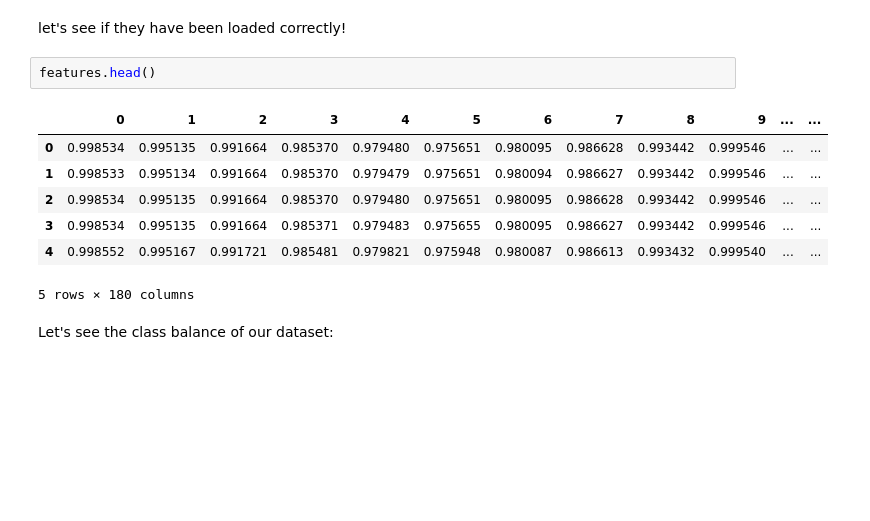
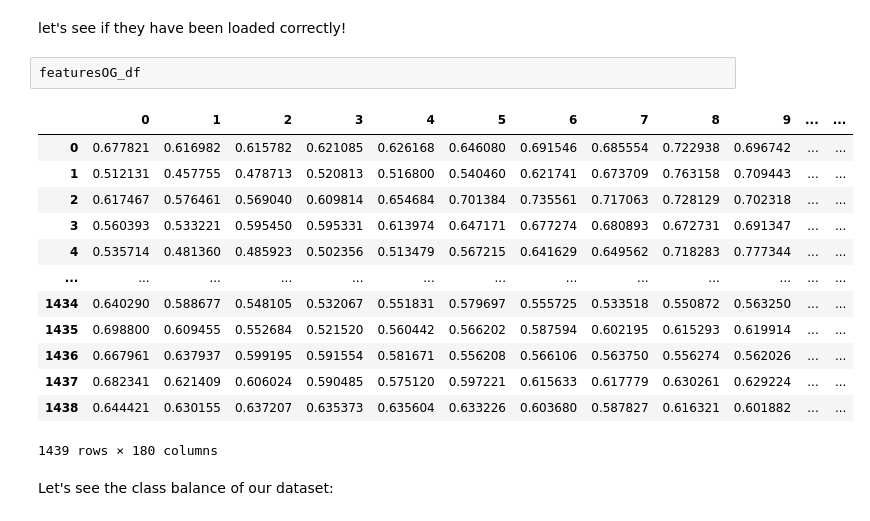
Before and after one commit to jjrbf/Week3-ClassicML, a Jupyter notebook: Week_3_MachineLearning.ipynb, the cells around one changed output. Cells and saved outputs as stored; diff of their text form; blank space fills up the shorter version.

```diff
--- a/Week_3_MachineLearning.ipynb
+++ b/Week_3_MachineLearning.ipynb
@@ -256,16 +261,22 @@ featuresOG_df = pd.DataFrame(featuresOG)
 emotionsOG_df = pd.DataFrame(emotionsOG)
 # %% [markdown]
 let's see if they have been loaded correctly!
-# %%
-features.head()
-# %% [output]
-|  | 0 | 1 | 2 | 3 | 4 | 5 | 6 | 7 | 8 | 9 | ... | ... |
-| 0 | 0.998534 | 0.995135 | 0.991664 | 0.985370 | 0.979480 | 0.975651 | 0.980095 | 0.986628 | 0.993442 | 0.999546 | ... | ... |
-| 1 | 0.998533 | 0.995134 | 0.991664 | 0.985370 | 0.979479 | 0.975651 | 0.980094 | 0.986627 | 0.993442 | 0.999546 | ... | ... |
-| 2 | 0.998534 | 0.995135 | 0.991664 | 0.985370 | 0.979480 | 0.975651 | 0.980095 | 0.986628 | 0.993442 | 0.999546 | ... | ... |
-| 3 | 0.998534 | 0.995135 | 0.991664 | 0.985371 | 0.979483 | 0.975655 | 0.980095 | 0.986627 | 0.993442 | 0.999546 | ... | ... |
-| 4 | 0.998552 | 0.995167 | 0.991721 | 0.985481 | 0.979821 | 0.975948 | 0.980087 | 0.986613 | 0.993432 | 0.999540 | ... | ... |
-5 rows × 180 columns
+# %%
+featuresOG_df
+# %% [output]
+|  | 0 | 1 | 2 | 3 | 4 | 5 | 6 | 7 | 8 | 9 | ... | ... |
+| 0 | 0.677821 | 0.616982 | 0.615782 | 0.621085 | 0.626168 | 0.646080 | 0.691546 | 0.685554 | 0.722938 | 0.696742 | ... | ... |
+| 1 | 0.512131 | 0.457755 | 0.478713 | 0.520813 | 0.516800 | 0.540460 | 0.621741 | 0.673709 | 0.763158 | 0.709443 | ... | ... |
+| 2 | 0.617467 | 0.576461 | 0.569040 | 0.609814 | 0.654684 | 0.701384 | 0.735561 | 0.717063 | 0.728129 | 0.702318 | ... | ... |
+| 3 | 0.560393 | 0.533221 | 0.595450 | 0.595331 | 0.613974 | 0.647171 | 0.677274 | 0.680893 | 0.672731 | 0.691347 | ... | ... |
+| 4 | 0.535714 | 0.481360 | 0.485923 | 0.502356 | 0.513479 | 0.567215 | 0.641629 | 0.649562 | 0.718283 | 0.777344 | ... | ... |
+| ... | ... | ... | ... | ... | ... | ... | ... | ... | ... | ... | ... | ... |
+| 1434 | 0.640290 | 0.588677 | 0.548105 | 0.532067 | 0.551831 | 0.579697 | 0.555725 | 0.533518 | 0.550872 | 0.563250 | ... | ... |
+| 1435 | 0.698800 | 0.609455 | 0.552684 | 0.521520 | 0.560442 | 0.566202 | 0.587594 | 0.602195 | 0.615293 | 0.619914 | ... | ... |
+| 1436 | 0.667961 | 0.637937 | 0.599195 | 0.591554 | 0.581671 | 0.556208 | 0.566106 | 0.563750 | 0.556274 | 0.562026 | ... | ... |
+| 1437 | 0.682341 | 0.621409 | 0.606024 | 0.590485 | 0.575120 | 0.597221 | 0.615633 | 0.617779 | 0.630261 | 0.629224 | ... | ... |
+| 1438 | 0.644421 | 0.630155 | 0.637207 | 0.635373 | 0.635604 | 0.633226 | 0.603680 | 0.587827 | 0.616321 | 0.601882 | ... | ... |
+1439 rows × 180 columns
 # %% [markdown]
 Let's see the class balance of our dataset:
 # %%
```
Also changed, not shown: parts of 15 cells of this notebook.
